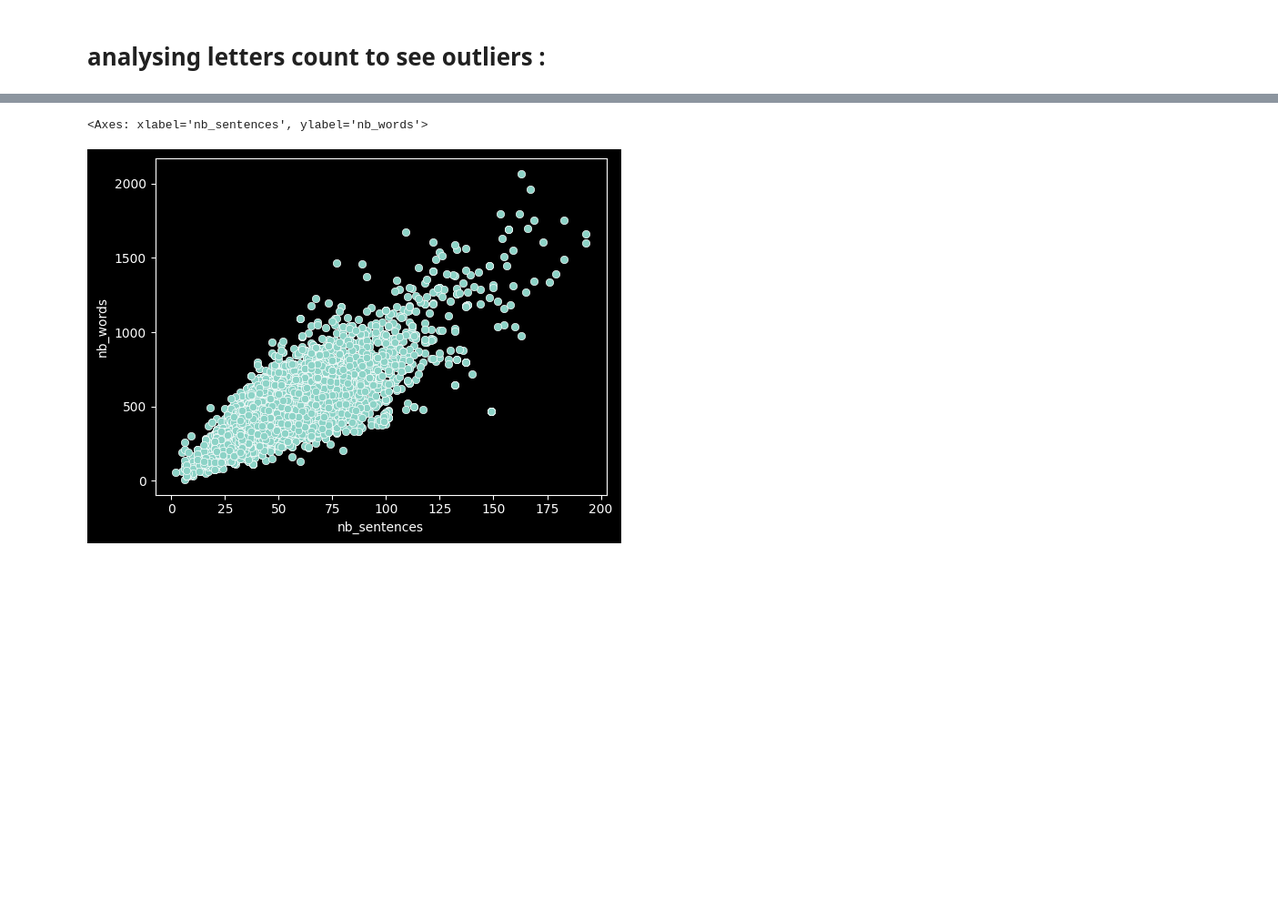
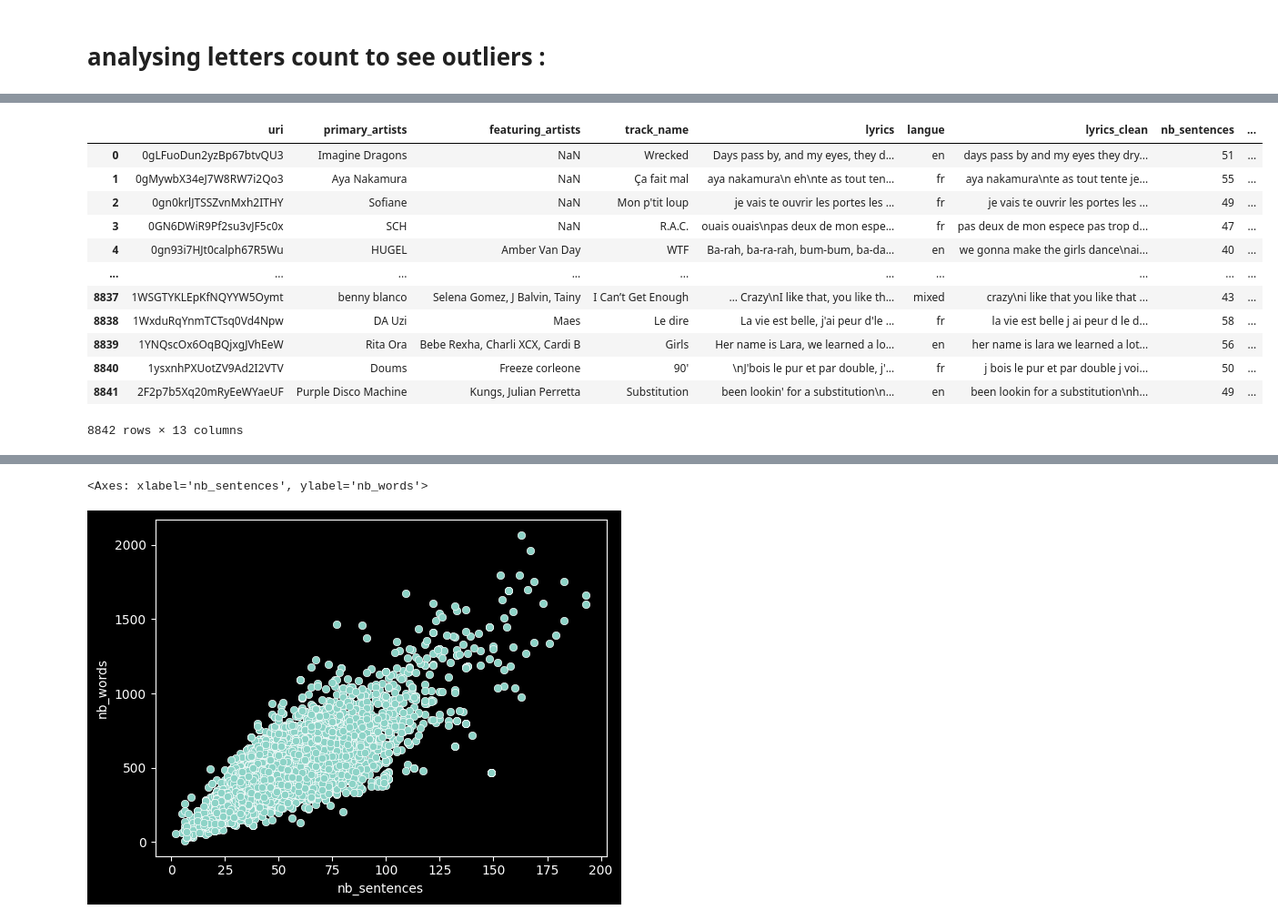
Before and after one commit to MichaelTirat/Charts_project, a Jupyter notebook: 6_working_on_lyrics.ipynb, the cells around one changed output, grey strips where cells are left out. Shown: that part at 91% size. Drawn from its saved outputs; the diff is of its cells as text; code cells hidden in the pictures; blank space fills up the shorter version.

```diff
--- a/6_working_on_lyrics.ipynb
+++ b/6_working_on_lyrics.ipynb
@@ -211,0 +200,52 @@ display(df)
+# %%
+
+
+def remove_stop_words(word, language):
+    if language == 'fr':
+        stop_path = r"C:\Users\micha\PycharmProjects\Charts_project\stop_words\stop_words_french.txt"
+        with open(stop_path,'r', encoding='UTF-8') as file:
+            fr_stop_words = file.read()
+        set_stop = set(unidecode(fr_stop_words).split())
+        list_stop = list(set_stop)
+
+        list_sentences = word.splitlines()
+        full_sentences = ' '.join(list_sentences)
+
+        list_words = full_sentences.split()
+
+        filtered_words = [unidecode(char) for char in list_words if unidecode(char) not in list_stop]
+        return ' '.join(filtered_words)
+    elif language == 'en':
+        stop_path = r"C:\Users\micha\PycharmProjects\Charts_project\stop_words\stop_words_english.txt"
+        with open(stop_path,'r', encoding='UTF-8') as file:
+            en_stop_words = file.read()
+        set_stop = set(unidecode(en_stop_words).split())
+        list_stop = list(set_stop)
+
+        list_sentences = word.splitlines()
+        full_sentences = ' '.join(list_sentences)
+
+        list_words = full_sentences.split()
+
+        filtered_words = [unidecode(char) for char in list_words if unidecode(char) not in list_stop]
+        return ' '.join(filtered_words)
+    else :
+        return None
+
+
+df['word_cloud'] = df.apply(lambda rows : remove_stop_words(rows['lyrics_clean'], rows['langue']), axis = 1)
+df
+# %% [output]
+|  | uri | primary_artists | featuring_artists | track_name | lyrics | langue | lyrics_clean | nb_sentences | ... |
+| 0 | 0gLFuoDun2yzBp67btvQU3 | Imagine Dragons | NaN | Wrecked | Days pass by, and my eyes, they d... | en | days pass by and my eyes they dry... | 51 | ... |
+| 1 | 0gMywbX34eJ7W8RW7i2Qo3 | Aya Nakamura | NaN | Ça fait mal | aya nakamura\n eh\nte as tout ten... | fr | aya nakamura\nte as tout tente je... | 55 | ... |
+| 2 | 0gn0krlJTSSZvnMxh2ITHY | Sofiane | NaN | Mon p'tit loup | je vais te ouvrir les portes les ... | fr | je vais te ouvrir les portes les ... | 49 | ... |
+| 3 | 0GN6DWiR9Pf2su3vJF5c0x | SCH | NaN | R.A.C. | ouais ouais\npas deux de mon espe... | fr | pas deux de mon espece pas trop d... | 47 | ... |
+| 4 | 0gn93i7HJt0calph67R5Wu | HUGEL | Amber Van Day | WTF | Ba-rah, ba-ra-rah, bum-bum, ba-da... | en | we gonna make the girls dance\nai... | 40 | ... |
+| ... | ... | ... | ... | ... | ... | ... | ... | ... | ... |
+| 8837 | 1WSGTYKLEpKfNQYYW5Oymt | benny blanco | Selena Gomez, J Balvin, Tainy | I Can’t Get Enough | … Crazy\nI like that, you like th... | mixed | crazy\ni like that you like that ... | 43 | ... |
+| 8838 | 1WxduRqYnmTCTsq0Vd4Npw | DA Uzi | Maes | Le dire | La vie est belle, j'ai peur d'le ... | fr | la vie est belle j ai peur d le d... | 58 | ... |
+| 8839 | 1YNQscOx6OqBQjxgJVhEeW | Rita Ora | Bebe Rexha, Charli XCX, Cardi B | Girls | Her name is Lara, we learned a lo... | en | her name is lara we learned a lot... | 56 | ... |
+| 8840 | 1ysxnhPXUotZV9Ad2I2VTV | Doums | Freeze corleone | 90' | \nJ'bois le pur et par double, j'... | fr | j bois le pur et par double j voi... | 50 | ... |
+| 8841 | 2F2p7b5Xq20mRyEeWYaeUF | Purple Disco Machine | Kungs, Julian Perretta | Substitution | been lookin' for a substitution\n... | en | been lookin for a substitution\nh... | 49 | ... |
+8842 rows × 13 columns
```
Also changed, not shown: parts of 17 cells of this notebook, 4 other files.
